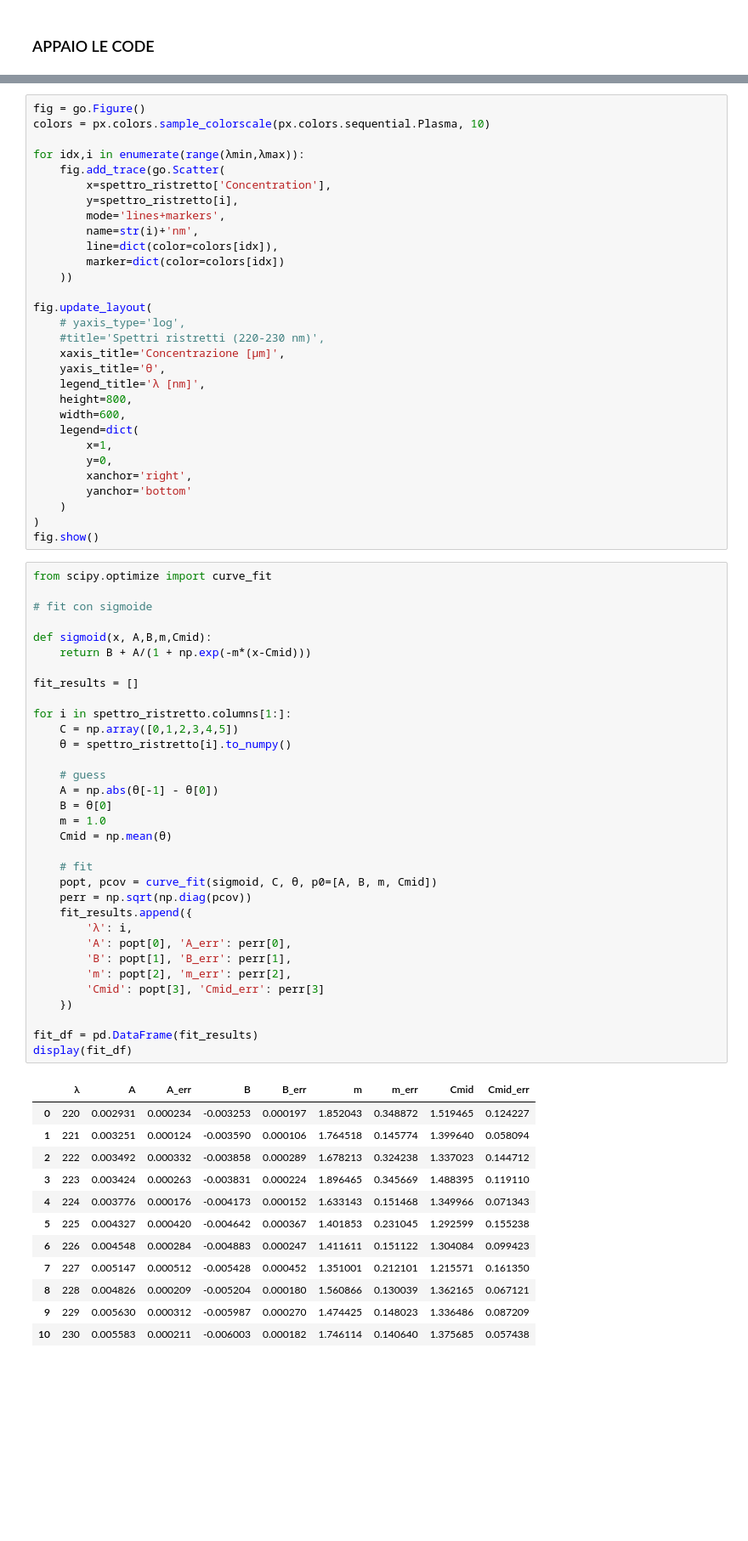
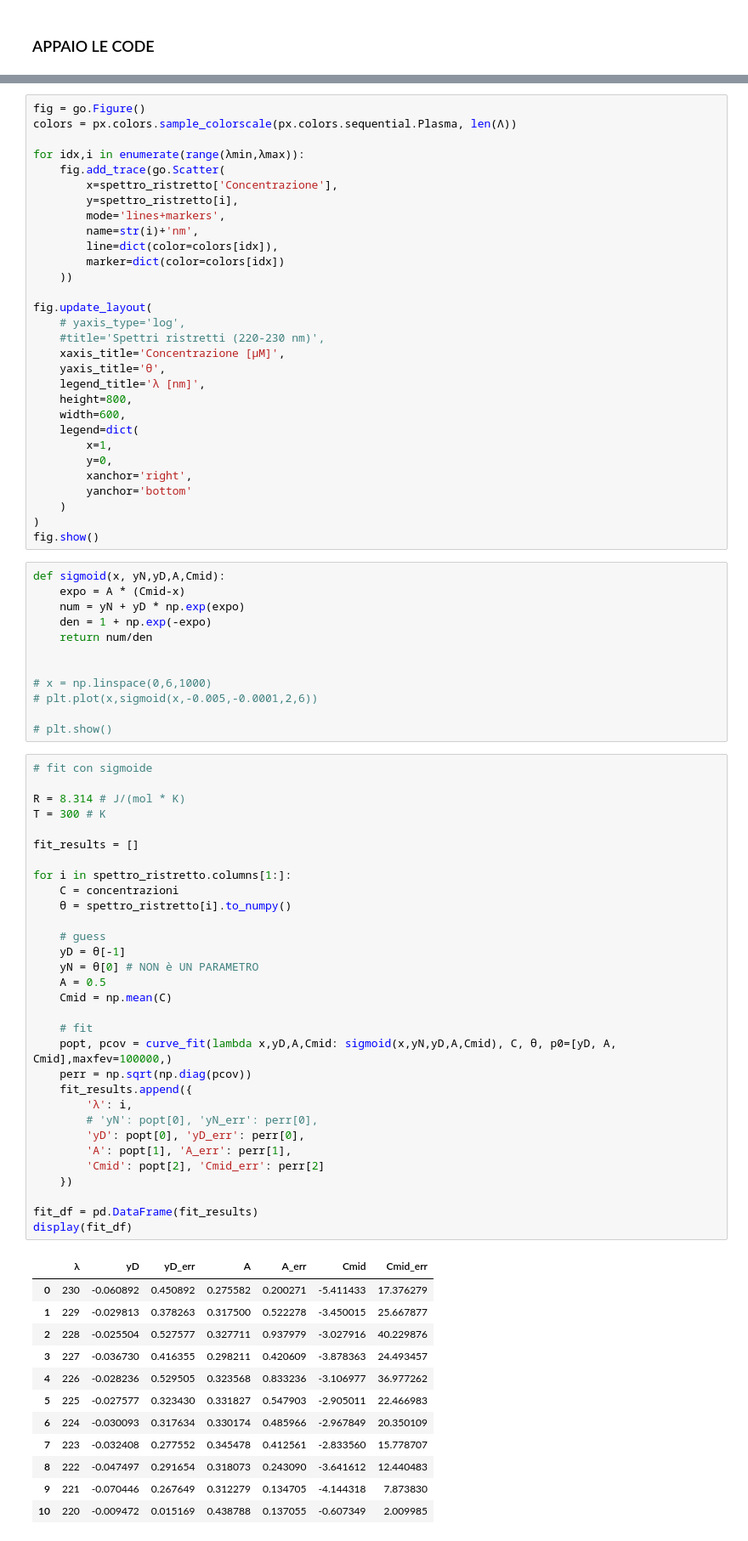
Before and after one commit to CarminatiGiovanni/LaboratorioBiofisica, a Jupyter notebook: DICROISMO/denaturazione.ipynb, the cells around one changed output, grey strips where cells are left out. Shown at 85% size. Cells and saved outputs as stored; diff of their text form; blank space fills up the shorter version.

```diff
--- a/DICROISMO/denaturazione.ipynb
+++ b/DICROISMO/denaturazione.ipynb
@@ -87,10 +97,10 @@ display(spettro_ristretto)
 # %%
 fig = go.Figure()
-colors = px.colors.sample_colorscale(px.colors.sequential.Plasma, 10)
+colors = px.colors.sample_colorscale(px.colors.sequential.Plasma, len(Λ))
 
 for idx,i in enumerate(range(λmin,λmax)):
     fig.add_trace(go.Scatter(
-        x=spettro_ristretto['Concentration'],
+        x=spettro_ristretto['Concentrazione'],
         y=spettro_ristretto[i],
         mode='lines+markers',
         name=str(i)+'nm',
@@ -101,7 +111,7 @@ for idx,i in enumerate(range(λmin,λmax)):
 fig.update_layout(
     # yaxis_type='log',
     #title='Spettri ristretti (220-230 nm)',
-    xaxis_title='Concentrazione [μm]',
+    xaxis_title='Concentrazione [μM]',
     yaxis_title='θ',
     legend_title='λ [nm]',
     height=800,
@@ -114,49 +124,59 @@ fig.update_layout(
     )
 )
 fig.show()
+# %%
+def sigmoid(x, yN,yD,A,Cmid):
+    expo = A * (Cmid-x)
+    num = yN + yD * np.exp(expo)
+    den = 1 + np.exp(-expo)
+    return num/den
+
+
+# x = np.linspace(0,6,1000)
+# plt.plot(x,sigmoid(x,-0.005,-0.0001,2,6))
+
+# plt.show()
 # %%
-from scipy.optimize import curve_fit
-
 # fit con sigmoide
 
-def sigmoid(x, A,B,m,Cmid):
-    return B + A/(1 + np.exp(-m*(x-Cmid)))
+R = 8.314 # J/(mol * K)
+T = 300 # K
 
 fit_results = []
 
 for i in spettro_ristretto.columns[1:]:
-    C = np.array([0,1,2,3,4,5])
+    C = concentrazioni
     θ = spettro_ristretto[i].to_numpy()
 
     # guess
-    A = np.abs(θ[-1] - θ[0])
-    B = θ[0]
-    m = 1.0
-    Cmid = np.mean(θ)
+    yD = θ[-1]
+    yN = θ[0] # NON è UN PARAMETRO
+    A = 0.5
+    Cmid = np.mean(C)
 
     # fit
-    popt, pcov = curve_fit(sigmoid, C, θ, p0=[A, B, m, Cmid])
+    popt, pcov = curve_fit(lambda x,yD,A,Cmid: sigmoid(x,yN,yD,A,Cmid), C, θ, p0=[yD, A, Cmid],maxfev=100000,)
     perr = np.sqrt(np.diag(pcov))
     fit_results.append({
         'λ': i,
-        'A': popt[0], 'A_err': perr[0],
-        'B': popt[1], 'B_err': perr[1],
-        'm': popt[2], 'm_err': perr[2],
-        'Cmid': popt[3], 'Cmid_err': perr[3]
+        # 'yN': popt[0], 'yN_err': perr[0],
+        'yD': popt[0], 'yD_err': perr[0],
+        'A': popt[1], 'A_err': perr[1],
+        'Cmid': popt[2], 'Cmid_err': perr[2]
     })
 
 fit_df = pd.DataFrame(fit_results)
 display(fit_df)
 # %% [output]
-|  | λ | A | A_err | B | B_err | m | m_err | Cmid | Cmid_err |
-| 0 | 220 | 0.002931 | 0.000234 | -0.003253 | 0.000197 | 1.852043 | 0.348872 | 1.519465 | 0.124227 |
-| 1 | 221 | 0.003251 | 0.000124 | -0.003590 | 0.000106 | 1.764518 | 0.145774 | 1.399640 | 0.058094 |
-| 2 | 222 | 0.003492 | 0.000332 | -0.003858 | 0.000289 | 1.678213 | 0.324238 | 1.337023 | 0.144712 |
-| 3 | 223 | 0.003424 | 0.000263 | -0.003831 | 0.000224 | 1.896465 | 0.345669 | 1.488395 | 0.119110 |
-| 4 | 224 | 0.003776 | 0.000176 | -0.004173 | 0.000152 | 1.633143 | 0.151468 | 1.349966 | 0.071343 |
-| 5 | 225 | 0.004327 | 0.000420 | -0.004642 | 0.000367 | 1.401853 | 0.231045 | 1.292599 | 0.155238 |
-| 6 | 226 | 0.004548 | 0.000284 | -0.004883 | 0.000247 | 1.411611 | 0.151122 | 1.304084 | 0.099423 |
-| 7 | 227 | 0.005147 | 0.000512 | -0.005428 | 0.000452 | 1.351001 | 0.212101 | 1.215571 | 0.161350 |
-| 8 | 228 | 0.004826 | 0.000209 | -0.005204 | 0.000180 | 1.560866 | 0.130039 | 1.362165 | 0.067121 |
-| 9 | 229 | 0.005630 | 0.000312 | -0.005987 | 0.000270 | 1.474425 | 0.148023 | 1.336486 | 0.087209 |
-| 10 | 230 | 0.005583 | 0.000211 | -0.006003 | 0.000182 | 1.746114 | 0.140640 | 1.375685 | 0.057438 |
+|  | λ | yD | yD_err | A | A_err | Cmid | Cmid_err |
+| 0 | 230 | -0.060892 | 0.450892 | 0.275582 | 0.200271 | -5.411433 | 17.376279 |
+| 1 | 229 | -0.029813 | 0.378263 | 0.317500 | 0.522278 | -3.450015 | 25.667877 |
+| 2 | 228 | -0.025504 | 0.527577 | 0.327711 | 0.937979 | -3.027916 | 40.229876 |
+| 3 | 227 | -0.036730 | 0.416355 | 0.298211 | 0.420609 | -3.878363 | 24.493457 |
+| 4 | 226 | -0.028236 | 0.529505 | 0.323568 | 0.833236 | -3.106977 | 36.977262 |
+| 5 | 225 | -0.027577 | 0.323430 | 0.331827 | 0.547903 | -2.905011 | 22.466983 |
+| 6 | 224 | -0.030093 | 0.317634 | 0.330174 | 0.485966 | -2.967849 | 20.350109 |
+| 7 | 223 | -0.032408 | 0.277552 | 0.345478 | 0.412561 | -2.833560 | 15.778707 |
+| 8 | 222 | -0.047497 | 0.291654 | 0.318073 | 0.243090 | -3.641612 | 12.440483 |
+| 9 | 221 | -0.070446 | 0.267649 | 0.312279 | 0.134705 | -4.144318 | 7.873830 |
+| 10 | 220 | -0.009472 | 0.015169 | 0.438788 | 0.137055 | -0.607349 | 2.009985 |
```
Also changed, not shown: parts of 7 cells of this notebook, 2 other files.
